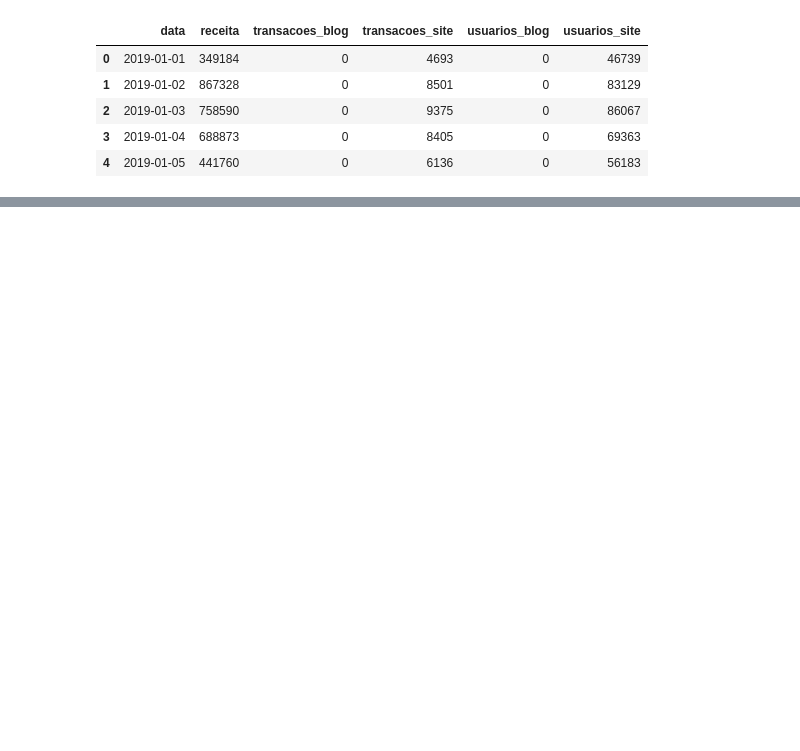
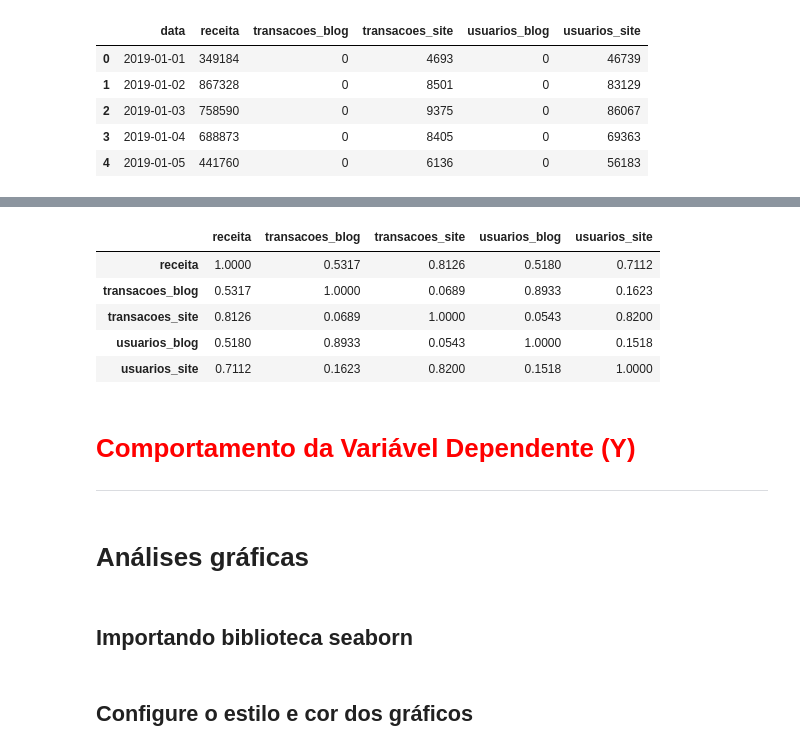
Before and after one commit to rgrAndrade/Desafio, a Jupyter notebook: desafio.ipynb, the cells around one changed output, grey strips where cells are left out. Drawn from its saved outputs; the diff is of its cells as text; code cells hidden in the pictures; blank space fills up the shorter version.

Commit message:
Criado alguns gráficos

```diff
--- a/desafio.ipynb
+++ b/desafio.ipynb
@@ -73,0 +74,16 @@ with sns.axes_style("white"):
+# %%
+dados.corr().round(4)
+# %% [output]
+|  | receita | transacoes_blog | transacoes_site | usuarios_blog | usuarios_site |
+| receita | 1.0000 | 0.5317 | 0.8126 | 0.5180 | 0.7112 |
+| transacoes_blog | 0.5317 | 1.0000 | 0.0689 | 0.8933 | 0.1623 |
+| transacoes_site | 0.8126 | 0.0689 | 1.0000 | 0.0543 | 0.8200 |
+| usuarios_blog | 0.5180 | 0.8933 | 0.0543 | 1.0000 | 0.1518 |
+| usuarios_site | 0.7112 | 0.1623 | 0.8200 | 0.1518 | 1.0000 |
+# %% [markdown]
+# <font color='red' style='font-size: 30px;'>Comportamento da Variável Dependente (Y)</font>
+<hr style='border: 2px solid red;'>
+# %% [markdown]
+# Análises gráficas
+# %% [markdown]
+## Importando biblioteca seaborn
@@ -73,0 +92,2 @@ with sns.axes_style("white"):
+# %% [markdown]
+## Configure o estilo e cor dos gráficos
```
Also changed, not shown: parts of 19 cells of this notebook.
